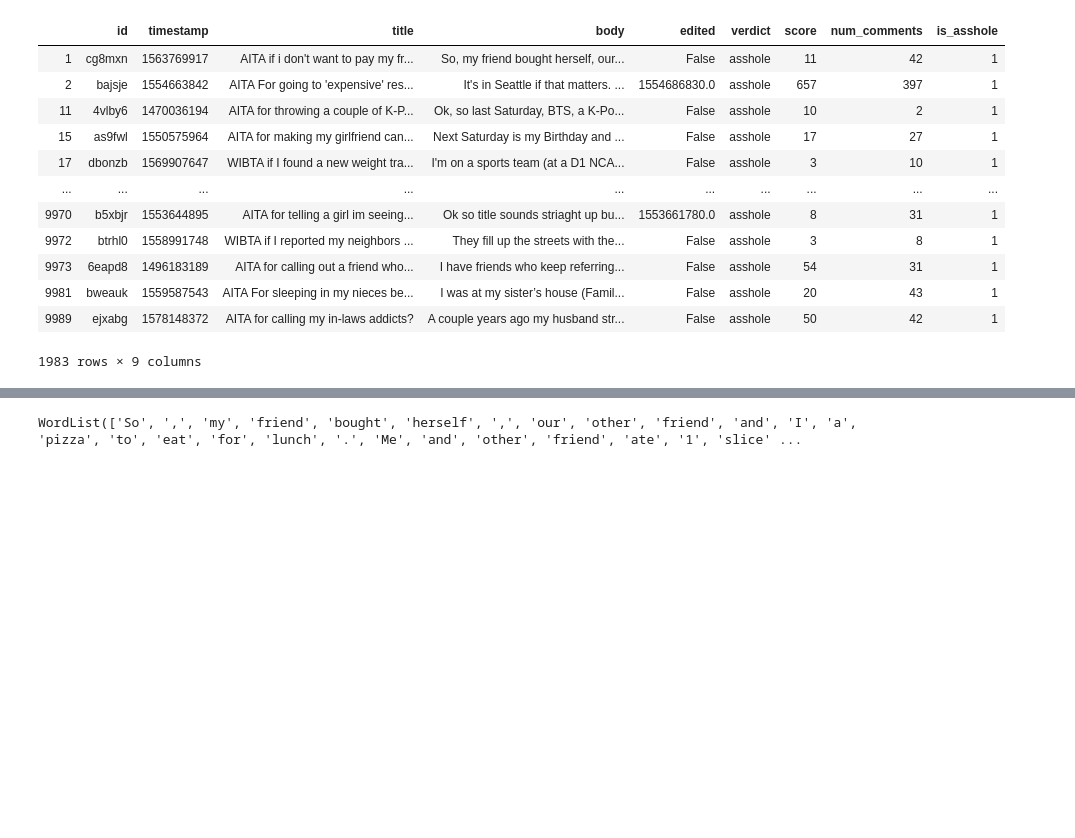
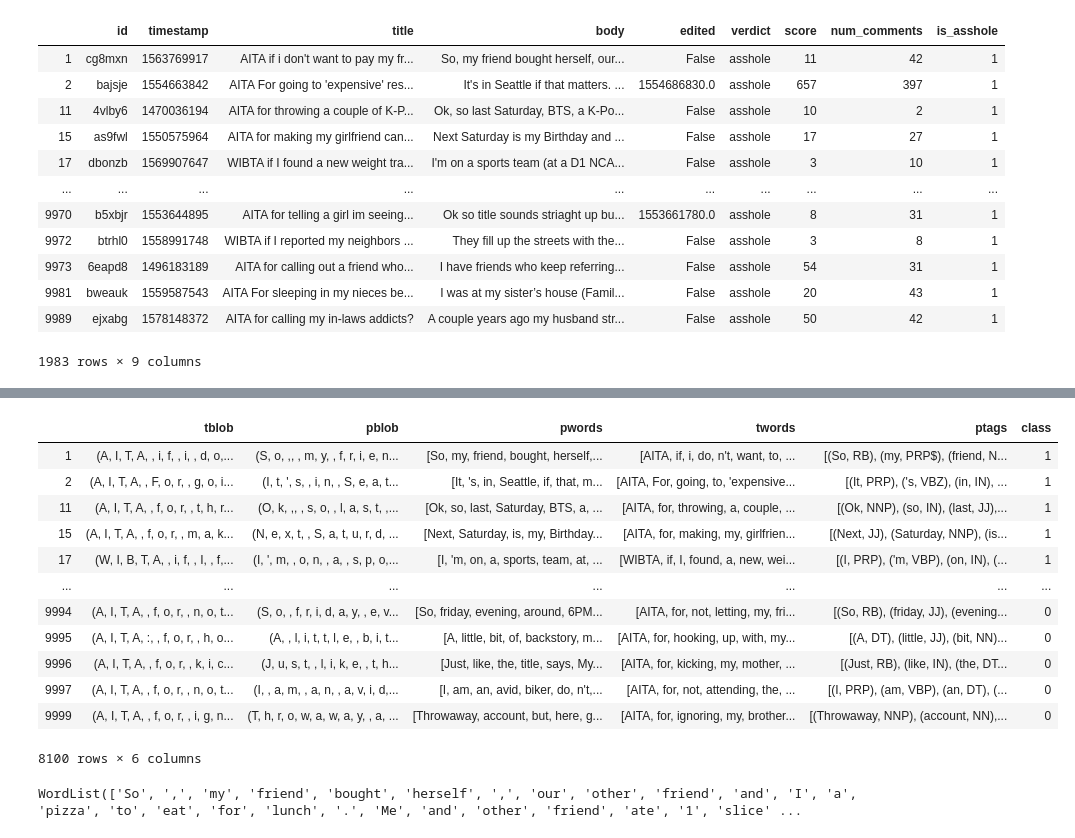
Before and after one commit to sierrabroussard/aita-project, a Jupyter notebook: aita_feature_extraction.ipynb, the cells around one changed output, grey strips where cells are left out. Drawn from its saved outputs; the diff is of its cells as text; code cells hidden in the pictures; blank space fills up the shorter version.

```diff
--- a/aita_feature_extraction.ipynb
+++ b/aita_feature_extraction.ipynb
@@ -163,0 +150,5 @@ blob = TextBlob(ah['body'].iloc[0])
+# %%
+df = pd.DataFrame()
+df['tblob'] = cln_data['title'].apply(lambda row: TextBlob(row))
+df['pblob'] = cln_data['body'].apply(lambda row: TextBlob(row))
+df
@@ -164,3 +169,27 @@ blob = TextBlob(ah['body'].iloc[0])
+# %%
+df['pwords'] = df['pblob'].apply(lambda row: row.words)
+df['ptags'] = df['pblob'].apply(lambda row: row.tags)
+df['pbigram'] = df['pblob'].apply(lambda row: row.ngrams(n=2))
+df['ppolarity'] = df['pblob'].apply(lambda row: row.sentiment.polarity)
+df['pobjectivity'] = df['pblob'].apply(lambda row: row.sentiment.objectivity)
+# %%
+df['class'] = cln_data['is_asshole']
+# %%
+df
+# %% [output]
+|  | tblob | pblob | pwords | twords | ptags | class |
+| 1 | (A, I, T, A, , i, f, , i, , d, o,... | (S, o, ,, , m, y, , f, r, i, e, n... | [So, my, friend, bought, herself,... | [AITA, if, i, do, n't, want, to, ... | [(So, RB), (my, PRP$), (friend, N... | 1 |
+| 2 | (A, I, T, A, , F, o, r, , g, o, i... | (I, t, ', s, , i, n, , S, e, a, t... | [It, 's, in, Seattle, if, that, m... | [AITA, For, going, to, 'expensive... | [(It, PRP), ('s, VBZ), (in, IN), ... | 1 |
+| 11 | (A, I, T, A, , f, o, r, , t, h, r... | (O, k, ,, , s, o, , l, a, s, t, ,... | [Ok, so, last, Saturday, BTS, a, ... | [AITA, for, throwing, a, couple, ... | [(Ok, NNP), (so, IN), (last, JJ),... | 1 |
+| 15 | (A, I, T, A, , f, o, r, , m, a, k... | (N, e, x, t, , S, a, t, u, r, d, ... | [Next, Saturday, is, my, Birthday... | [AITA, for, making, my, girlfrien... | [(Next, JJ), (Saturday, NNP), (is... | 1 |
+| 17 | (W, I, B, T, A, , i, f, , I, , f,... | (I, ', m, , o, n, , a, , s, p, o,... | [I, 'm, on, a, sports, team, at, ... | [WIBTA, if, I, found, a, new, wei... | [(I, PRP), ('m, VBP), (on, IN), (... | 1 |
+| ... | ... | ... | ... | ... | ... | ... |
+| 9994 | (A, I, T, A, , f, o, r, , n, o, t... | (S, o, , f, r, i, d, a, y, , e, v... | [So, friday, evening, around, 6PM... | [AITA, for, not, letting, my, fri... | [(So, RB), (friday, JJ), (evening... | 0 |
+| 9995 | (A, I, T, A, :, , f, o, r, , h, o... | (A, , l, i, t, t, l, e, , b, i, t... | [A, little, bit, of, backstory, m... | [AITA, for, hooking, up, with, my... | [(A, DT), (little, JJ), (bit, NN)... | 0 |
+| 9996 | (A, I, T, A, , f, o, r, , k, i, c... | (J, u, s, t, , l, i, k, e, , t, h... | [Just, like, the, title, says, My... | [AITA, for, kicking, my, mother, ... | [(Just, RB), (like, IN), (the, DT... | 0 |
+| 9997 | (A, I, T, A, , f, o, r, , n, o, t... | (I, , a, m, , a, n, , a, v, i, d,... | [I, am, an, avid, biker, do, n't,... | [AITA, for, not, attending, the, ... | [(I, PRP), (am, VBP), (an, DT), (... | 0 |
+| 9999 | (A, I, T, A, , f, o, r, , i, g, n... | (T, h, r, o, w, a, w, a, y, , a, ... | [Throwaway, account, but, here, g... | [AITA, for, ignoring, my, brother... | [(Throwaway, NNP), (account, NN),... | 0 |
+8100 rows × 6 columns
 # %%
 blob.tokens
 # %% [output]
```
Also changed, not shown: parts of 4 cells of this notebook.
